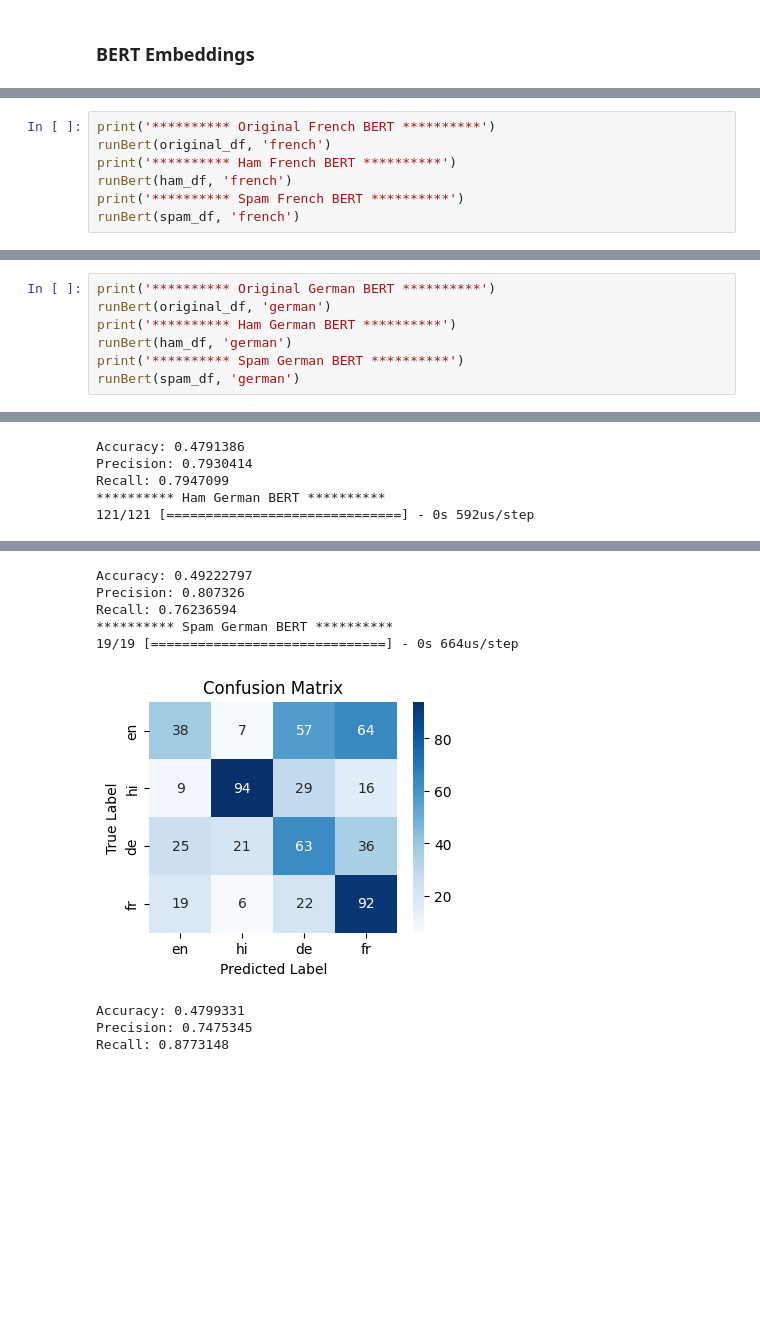
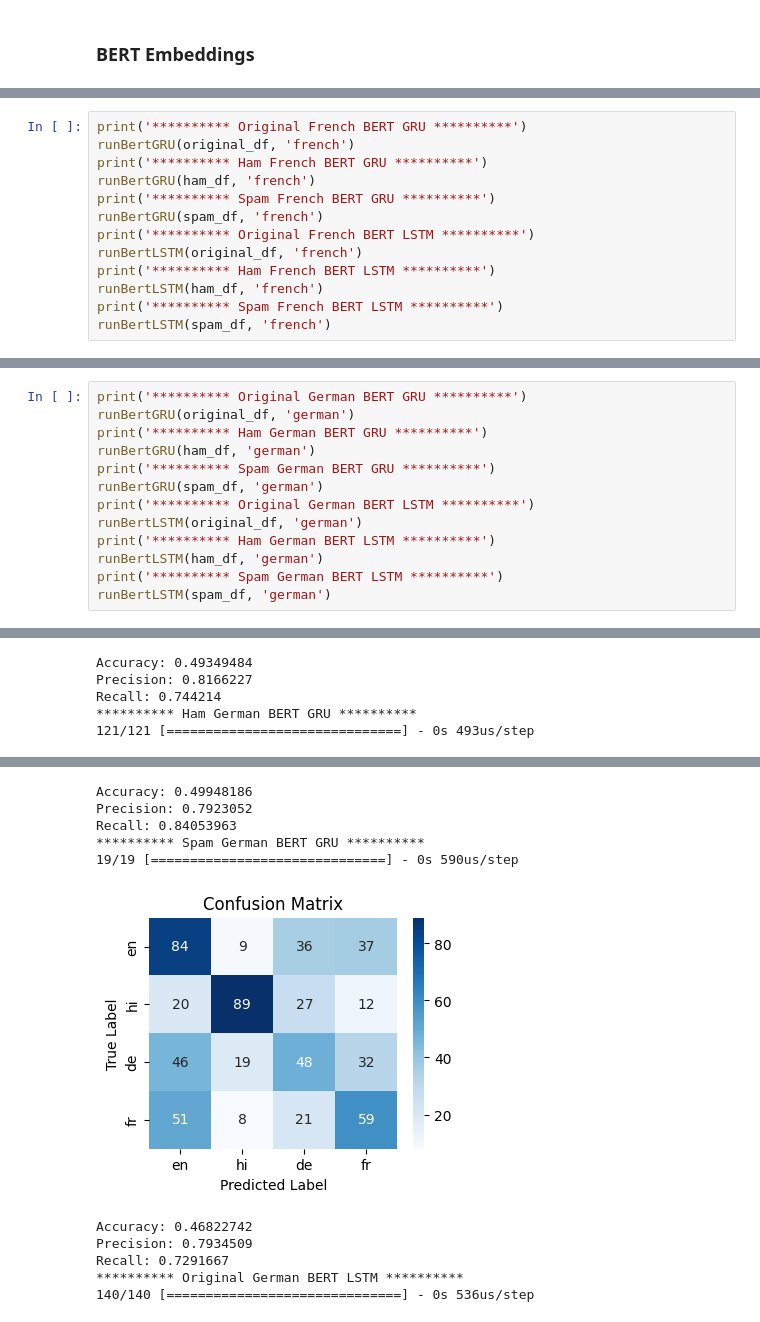
Before and after one commit to lizfrey/comp-neuro-final-project, a Jupyter notebook: main.ipynb, the cells around one changed output, grey strips where cells are left out. Cells and saved outputs as stored; diff of their text form; blank space fills up the shorter version.

```diff
--- a/main.ipynb
+++ b/main.ipynb
@@ -398,8 +550,14 @@ Recall: 0.8032407
 # %%
-print('********** Original French BERT **********')
-runBert(original_df, 'french')
-print('********** Ham French BERT **********')
-runBert(ham_df, 'french')
-print('********** Spam French BERT **********')
-runBert(spam_df, 'french')
+print('********** Original French BERT GRU **********')
+runBertGRU(original_df, 'french')
+print('********** Ham French BERT GRU **********')
+runBertGRU(ham_df, 'french')
+print('********** Spam French BERT GRU **********')
+runBertGRU(spam_df, 'french')
+print('********** Original French BERT LSTM **********')
+runBertLSTM(original_df, 'french')
+print('********** Ham French BERT LSTM **********')
+runBertLSTM(ham_df, 'french')
+print('********** Spam French BERT LSTM **********')
+runBertLSTM(spam_df, 'french')
 # %% [output]
@@ -424,8 +600,14 @@ Recall: 0.8009259
 # %%
-print('********** Original German BERT **********')
-runBert(original_df, 'german')
-print('********** Ham German BERT **********')
-runBert(ham_df, 'german')
-print('********** Spam German BERT **********')
-runBert(spam_df, 'german')
+print('********** Original German BERT GRU **********')
+runBertGRU(original_df, 'german')
+print('********** Ham German BERT GRU **********')
+runBertGRU(ham_df, 'german')
+print('********** Spam German BERT GRU **********')
+runBertGRU(spam_df, 'german')
+print('********** Original German BERT LSTM **********')
+runBertLSTM(original_df, 'german')
+print('********** Ham German BERT LSTM **********')
+runBertLSTM(ham_df, 'german')
+print('********** Spam German BERT LSTM **********')
+runBertLSTM(spam_df, 'german')
 # %% [output]
@@ -435,5 +617,5 @@ runBert(spam_df, 'german')
-Accuracy: 0.4791386
-Precision: 0.7930414
-Recall: 0.7947099
-********** Ham German BERT **********
-121/121 [==============================] - 0s 592us/step
+Accuracy: 0.49349484
+Precision: 0.8166227
+Recall: 0.744214
+********** Ham German BERT GRU **********
+121/121 [==============================] - 0s 493us/step
@@ -441,9 +623,11 @@ Recall: 0.7947099
-Accuracy: 0.49222797
-Precision: 0.807326
-Recall: 0.76236594
-********** Spam German BERT **********
-19/19 [==============================] - 0s 664us/step
+Accuracy: 0.49948186
+Precision: 0.7923052
+Recall: 0.84053963
+********** Spam German BERT GRU **********
+19/19 [==============================] - 0s 590us/step
-[figure, old version]
+[figure, new version]
-Accuracy: 0.4799331
-Precision: 0.7475345
-Recall: 0.8773148
+Accuracy: 0.46822742
+Precision: 0.7934509
+Recall: 0.7291667
+********** Original German BERT LSTM **********
+140/140 [==============================] - 0s 536us/step
```
Also changed, not shown: parts of 16 cells of this notebook, 1 other file.
